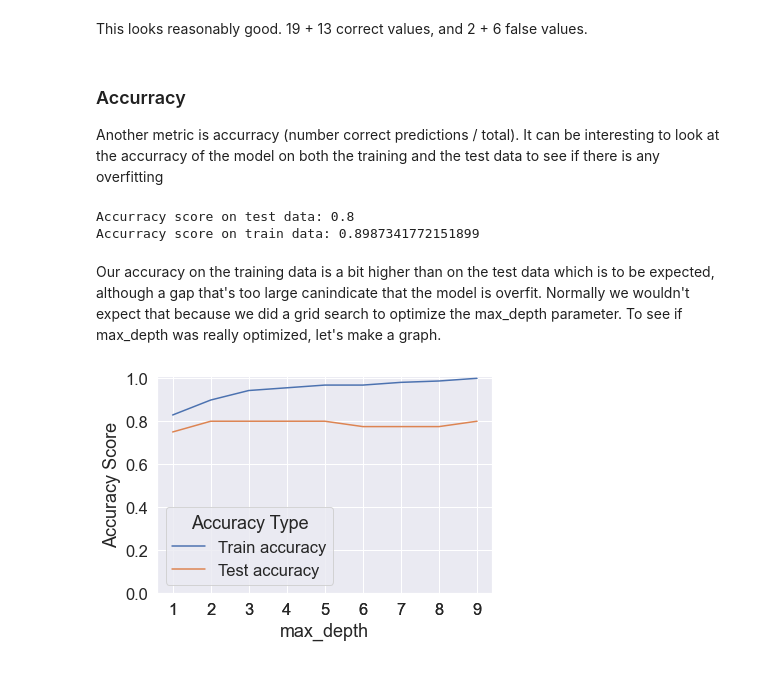
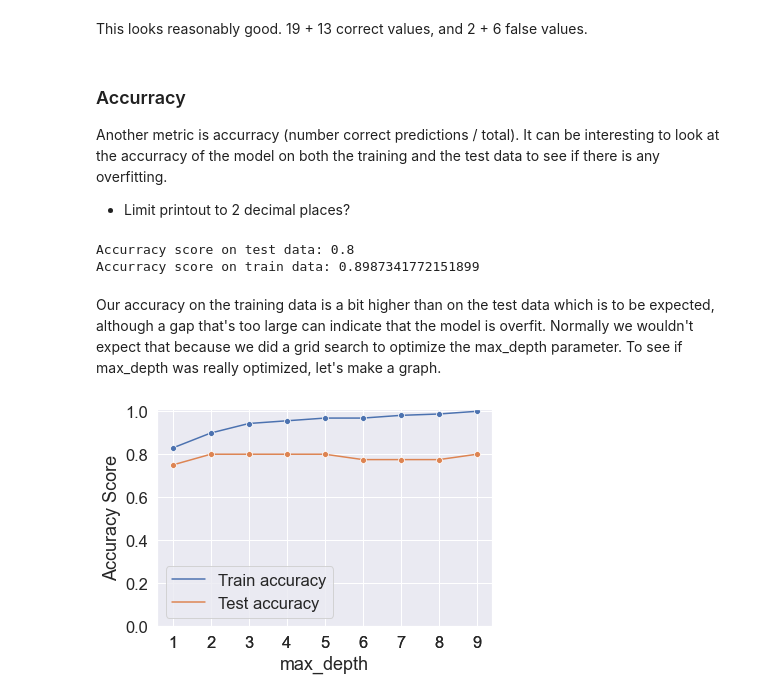
Before and after one commit to robhanusa/Fertility-Rates, a Jupyter notebook: Analysis.ipynb, the cells around one changed output. Saved outputs shown, nothing was run; the diff lists cells and outputs as text; code cells hidden in the pictures.

Commit message:
Improved last graph, cleaned up comments.

```diff
--- a/Analysis.ipynb
+++ b/Analysis.ipynb
@@ -267,4 +240,4 @@ I acknowledge that this is a form of data preprocessing, and that all preprocess
 # %%
-#to encode y we can use the same le variable we made earlier for te LabelEncoder
-y =  le.fit_transform(y_raw)
+le2 = LabelEncoder()
+y =  le2.fit_transform(y_raw)
 # %% [markdown]
@@ -386,7 +359,9 @@ print(cm)
 This looks reasonably good. 19 + 13 correct values, and 2 + 6 false values.
 # %% [markdown]
 ### Accurracy
-Another metric is accurracy (number correct predictions / total). It can be interesting to look at the accurracy of the model on both the training and the test data to see if there is any overfitting
+Another metric is accurracy (number correct predictions / total). It can be interesting to look at the accurracy of the model on both the training and the test data to see if there is any overfitting.
+
+- Limit printout to 2 decimal places?
 # %%
 from sklearn.metrics import accuracy_score
 
@@ -404,33 +379,36 @@ print(f'Accurracy score on train data: {accuracy_train}')
 Accurracy score on test data: 0.8
 Accurracy score on train data: 0.8987341772151899
 # %% [markdown]
-Our accuracy on the training data is a bit higher than on the test data which is to be expected, although a gap that's too large canindicate that the model is overfit. Normally we wouldn't expect that because we did a grid search to optimize the max_depth parameter. To see if max_depth was really optimized, let's make a graph.
+Our accuracy on the training data is a bit higher than on the test data which is to be expected, although a gap that's too large can indicate that the model is overfit. Normally we wouldn't expect that because we did a grid search to optimize the max_depth parameter. To see if max_depth was really optimized, let's make a graph.
 # %%
 #make function to calculate accurracy value
 def calc_accuracy(X, y, max_depth):
     classifier = DecisionTreeClassifier(max_depth = max_depth, random_state = 4)
 
     #we still fit the classifier with the X_train, y_train data sets
     classifier.fit(X_train, y_train)
 
     y_pred = classifier.predict(X)
 
     accuracy = accuracy_score(y, y_pred)
 
     return accuracy
 
 train_accuracy = [calc_accuracy(X_train, y_train, i+1) for i in range(9)]
 test_accuracy = [calc_accuracy(X_test, y_test, i+1) for i in range(9)]
 max_depth_var = [i+1 for i in range(9)]
 
 df = pd.DataFrame({'Train accuracy': train_accuracy,
                    'Test accuracy': test_accuracy,
                    'max_depth': max_depth_var})
 
+#create graph
 df = pd.melt(df,id_vars = 'max_depth', value_name = 'Accuracy Score', var_name = 'Accuracy Type')
-
-g = sns.lineplot(data=df, x='max_depth', y='Accuracy Score', hue='Accuracy Type', markers=True, dashes=False)
+fig, ax = plt.subplots()
+g = sns.lineplot(data=df, x='max_depth', y='Accuracy Score', hue='Accuracy Type', marker='o')
 g.set_xticks(df.max_depth);
 g.set_yticks(np.arange(0,1.2,0.2));
+handles, labels = ax.get_legend_handles_labels();
+ax.legend(handles=handles[0:], labels=labels[0:]);
 # %% [output]
-[figure, old version]
+[figure, new version]
```
Also changed, not shown: parts of 24 cells of this notebook.
